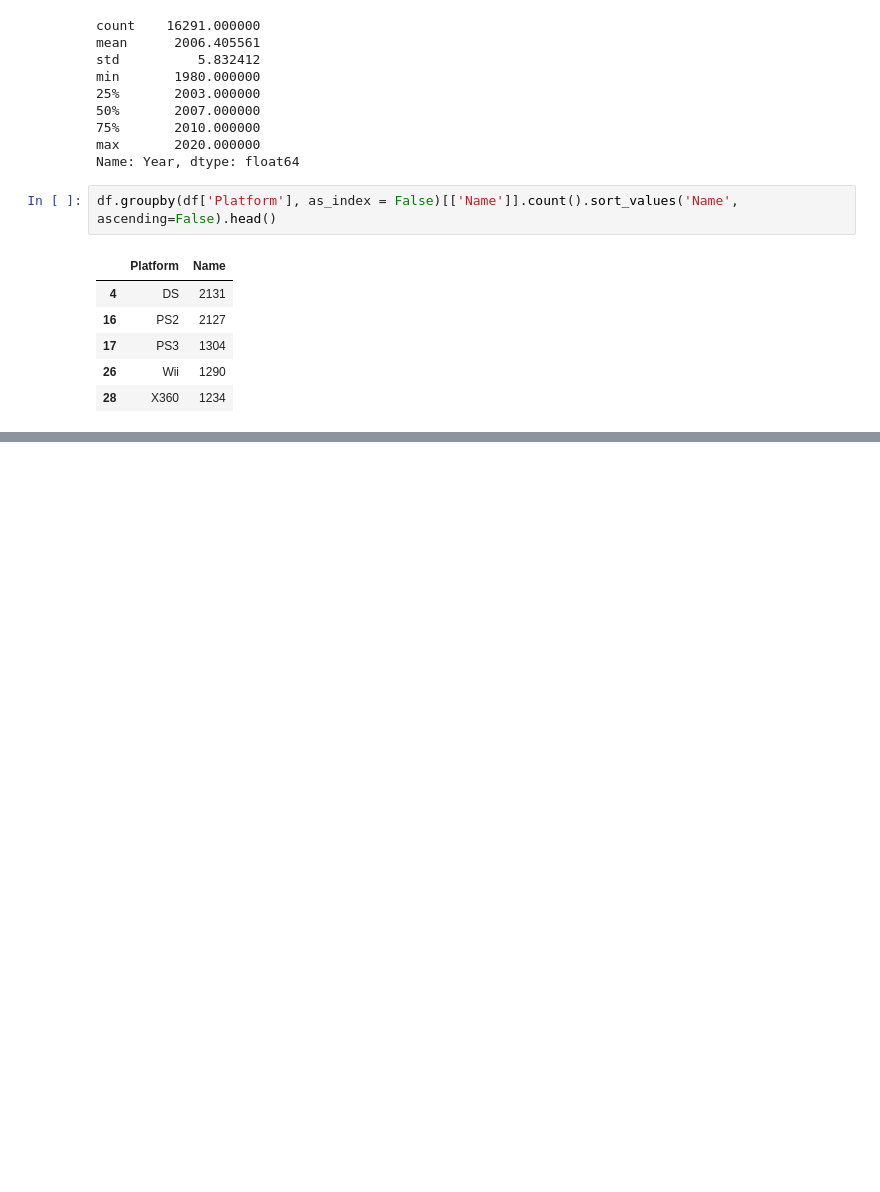
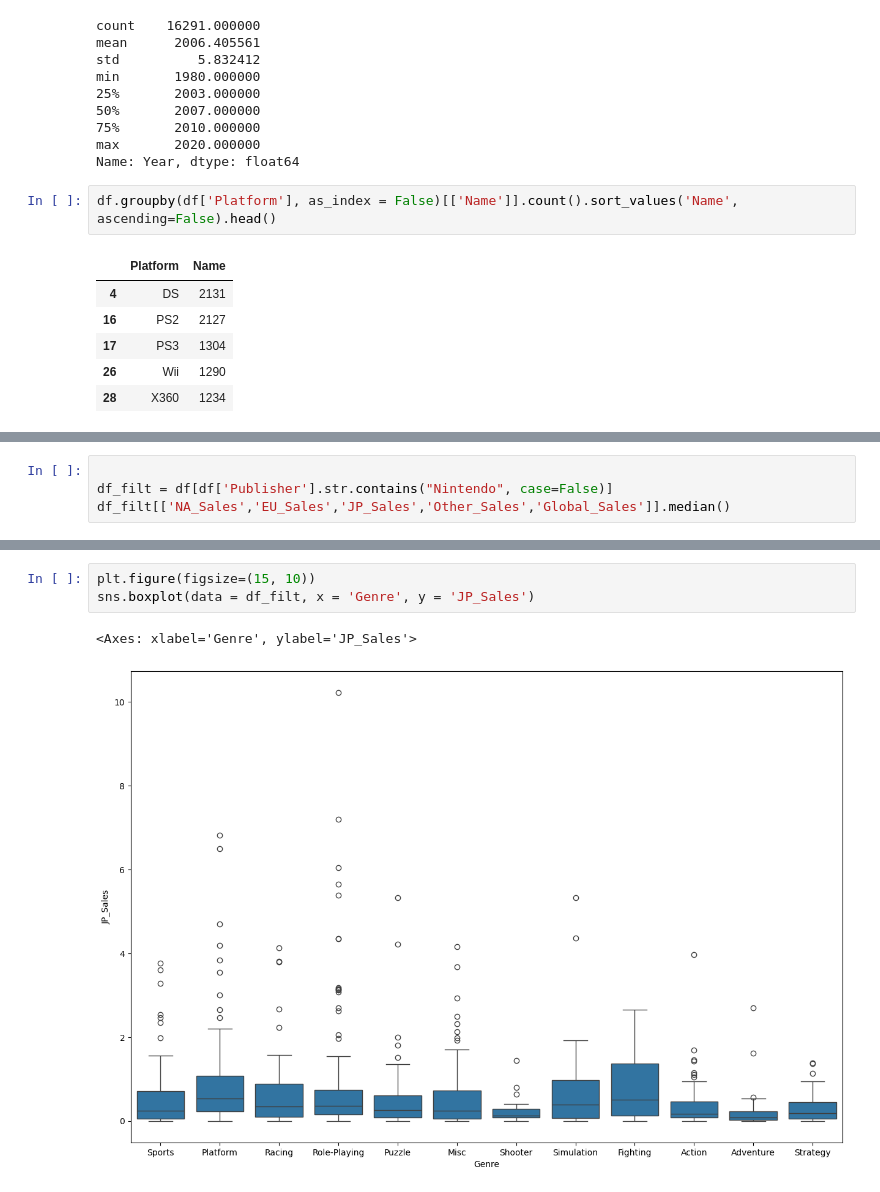
Before and after one commit to olisun-gif/Python, a Jupyter notebook: 1. Игры (games).ipynb, the cells around one changed output, grey strips where cells are left out. Saved outputs shown, nothing was run; the diff lists cells and outputs as text; blank space fills up the shorter version.

```diff
--- a/1. Игры (games).ipynb
+++ b/1. Игры (games).ipynb
@@ -87,0 +114,4 @@ df.groupby(df['Platform'], as_index = False)[['Name']].count().sort_values('Name
+# %%
+
+df_filt = df[df['Publisher'].str.contains("Nintendo", case=False)]
+df_filt[['NA_Sales','EU_Sales','JP_Sales','Other_Sales','Global_Sales']].median()
@@ -87,0 +144,6 @@ df.groupby(df['Platform'], as_index = False)[['Name']].count().sort_values('Name
+# %%
+plt.figure(figsize=(15, 10))
+sns.boxplot(data = df_filt, x = 'Genre', y = 'JP_Sales')
+# %% [output]
+<Axes: xlabel='Genre', ylabel='JP_Sales'>
+[figure, added]
```
Also changed, not shown: parts of 7 cells of this notebook.
